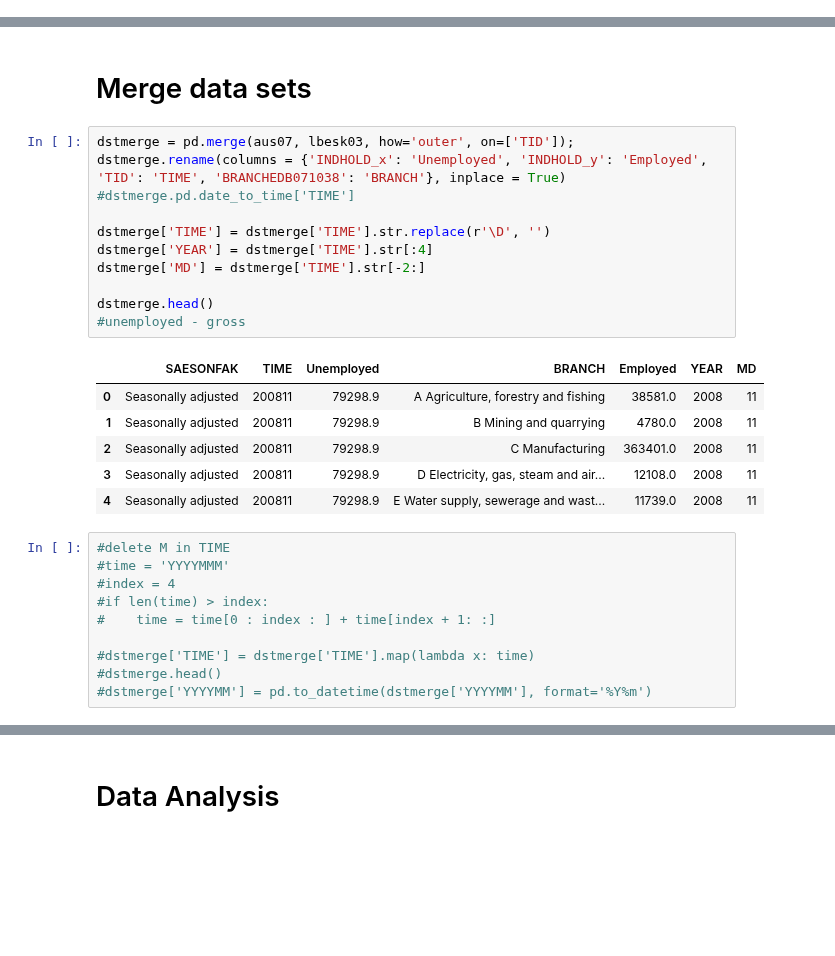
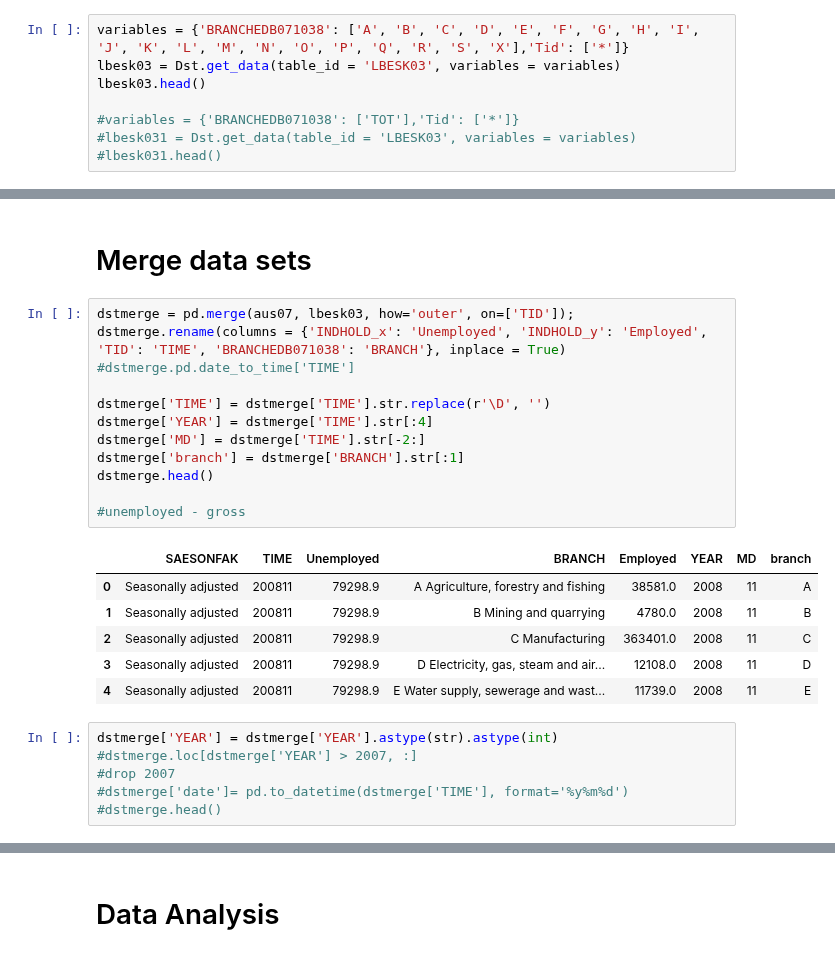
Before and after one commit to ceciliechrstnsn/projects-2021-luna-hjerteknuser, a Jupyter notebook: dataproject/dataproject.ipynb, the cells around one changed output, grey strips where cells are left out. Drawn from its saved outputs; the diff is of its cells as text; blank space fills up the shorter version.

```diff
--- a/dataproject/dataproject.ipynb
+++ b/dataproject/dataproject.ipynb
@@ -153,0 +147,8 @@ lbesk03.head()
+# %%
+variables = {'BRANCHEDB071038': ['A', 'B', 'C', 'D', 'E', 'F', 'G', 'H', 'I', 'J', 'K', 'L', 'M', 'N', 'O', 'P', 'Q', 'R', 'S', 'X'],'Tid': ['*']}
+lbesk03 = Dst.get_data(table_id = 'LBESK03', variables = variables)
+lbesk03.head()
+
+#variables = {'BRANCHEDB071038': ['TOT'],'Tid': ['*']}
+#lbesk031 = Dst.get_data(table_id = 'LBESK03', variables = variables)
+#lbesk031.head()
@@ -204,28 +212,25 @@ lsk01.head()
 # %%
 dstmerge = pd.merge(aus07, lbesk03, how='outer', on=['TID']);
 dstmerge.rename(columns = {'INDHOLD_x': 'Unemployed', 'INDHOLD_y': 'Employed', 'TID': 'TIME', 'BRANCHEDB071038': 'BRANCH'}, inplace = True)
 #dstmerge.pd.date_to_time['TIME']
 
 dstmerge['TIME'] = dstmerge['TIME'].str.replace(r'\D', '')
 dstmerge['YEAR'] = dstmerge['TIME'].str[:4]
 dstmerge['MD'] = dstmerge['TIME'].str[-2:]
+dstmerge['branch'] = dstmerge['BRANCH'].str[:1]
+dstmerge.head()
 
-dstmerge.head()
 #unemployed - gross
 # %% [output]
-|  | SAESONFAK | TIME | Unemployed | BRANCH | Employed | YEAR | MD |
-| 0 | Seasonally adjusted | 200811 | 79298.9 | A Agriculture, forestry and fishing | 38581.0 | 2008 | 11 |
-| 1 | Seasonally adjusted | 200811 | 79298.9 | B Mining and quarrying | 4780.0 | 2008 | 11 |
-| 2 | Seasonally adjusted | 200811 | 79298.9 | C Manufacturing | 363401.0 | 2008 | 11 |
-| 3 | Seasonally adjusted | 200811 | 79298.9 | D Electricity, gas, steam and air... | 12108.0 | 2008 | 11 |
-| 4 | Seasonally adjusted | 200811 | 79298.9 | E Water supply, sewerage and wast... | 11739.0 | 2008 | 11 |
+|  | SAESONFAK | TIME | Unemployed | BRANCH | Employed | YEAR | MD | branch |
+| 0 | Seasonally adjusted | 200811 | 79298.9 | A Agriculture, forestry and fishing | 38581.0 | 2008 | 11 | A |
+| 1 | Seasonally adjusted | 200811 | 79298.9 | B Mining and quarrying | 4780.0 | 2008 | 11 | B |
+| 2 | Seasonally adjusted | 200811 | 79298.9 | C Manufacturing | 363401.0 | 2008 | 11 | C |
+| 3 | Seasonally adjusted | 200811 | 79298.9 | D Electricity, gas, steam and air... | 12108.0 | 2008 | 11 | D |
+| 4 | Seasonally adjusted | 200811 | 79298.9 | E Water supply, sewerage and wast... | 11739.0 | 2008 | 11 | E |
-# %%
-#delete M in TIME
-#time = 'YYYYMMM'
-#index = 4
-#if len(time) > index:
-#    time = time[0 : index : ] + time[index + 1: :]
-
-#dstmerge['TIME'] = dstmerge['TIME'].map(lambda x: time)
-#dstmerge.head()
-#dstmerge['YYYYMM'] = pd.to_datetime(dstmerge['YYYYMM'], format='%Y%m')
+# %%
+dstmerge['YEAR'] = dstmerge['YEAR'].astype(str).astype(int)
+#dstmerge.loc[dstmerge['YEAR'] > 2007, :]
+#drop 2007
+#dstmerge['date']= pd.to_datetime(dstmerge['TIME'], format='%y%m%d')
+#dstmerge.head()
```
Also changed, not shown: parts of 15 cells of this notebook.
